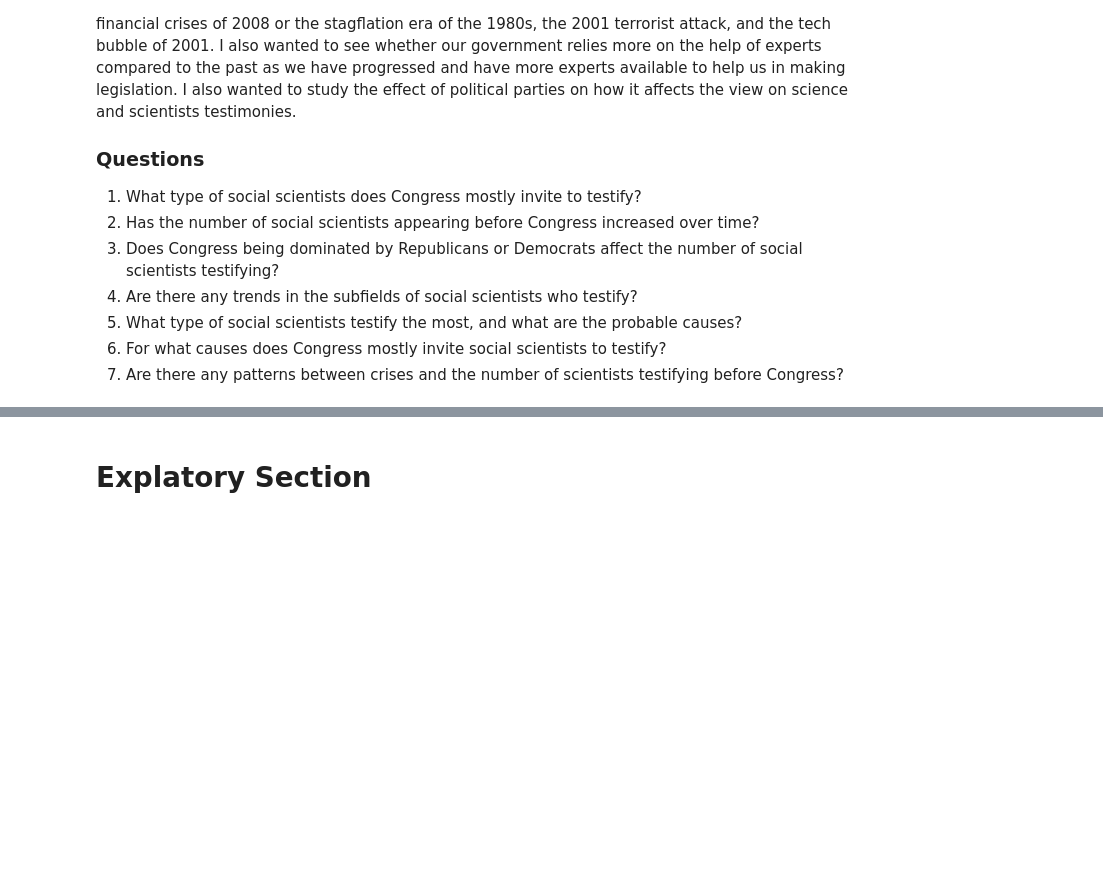
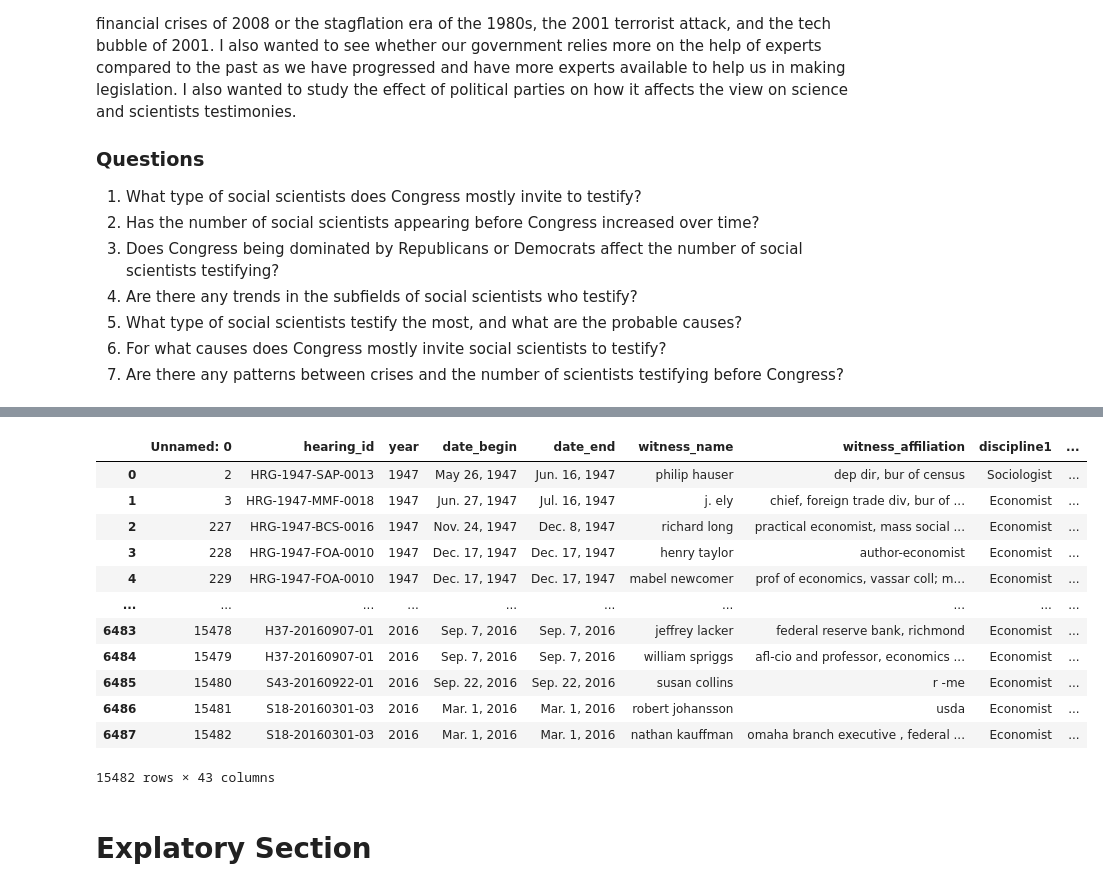
Before and after one commit to samgivian/DH140_FinalProject_Submission, a Jupyter notebook: FinalProjectCode.ipynb, the cells around one changed output, grey strips where cells are left out. Saved outputs shown, nothing was run; the diff lists cells and outputs as text; code cells hidden in the pictures; blank space fills up the shorter version.

```diff
--- a/FinalProjectCode.ipynb
+++ b/FinalProjectCode.ipynb
@@ -208,32 +286,46 @@ display(df_recession)
 # %%
 # Merging the the two datasets
 year1 = []
 year2 = []
 for ind in df_congress_breakdown.index:
 
     if("2021" in df_congress_breakdown['Year'][ind] and "2019" in df_congress_breakdown['Year'][ind]):
         years = df_congress_breakdown['Year'][ind].split("-")
     else:
         years = df_congress_breakdown['Year'][ind].split("–")
     year1.append(int(years[0][1:5]))
     year2.append(int(years[1][0:4])-1)
 
 
 
 df_congress_breakdown['Year_1'] = year1
 df_congress_breakdown['Year_2'] = year2
 
 df_testimony['Year_1'] = df_testimony["year"]
 df_testimony['Year_2'] = df_testimony["year"]
 
-new_df_1 = pd.merge(df_testimony,df_congress_breakdown ,  how='left', left_on=['Year_1'], right_on = ['Year_1'])
-new_df_2 = pd.merge( df_testimony,df_congress_breakdown ,  how='left', left_on=['Year_2'], right_on = ['Year_2'])
+new_df_1 = pd.merge(df_testimony,df_congress_breakdown ,  how='inner', left_on=['Year_1'], right_on = ['Year_1'])
+new_df_2 = pd.merge( df_testimony,df_congress_breakdown ,  how='inner', left_on=['Year_2'], right_on = ['Year_2'])
 
 frames = [new_df_1, new_df_2]
 
 df_merged = pd.concat(frames)
 display(df_merged)
 df_merged.to_csv('MergedDataset.csv')
+# %% [output]
+|  | Unnamed: 0 | hearing_id | year | date_begin | date_end | witness_name | witness_affiliation | discipline1 | ... |
+| 0 | 2 | HRG-1947-SAP-0013 | 1947 | May 26, 1947 | Jun. 16, 1947 | philip hauser | dep dir, bur of census | Sociologist | ... |
+| 1 | 3 | HRG-1947-MMF-0018 | 1947 | Jun. 27, 1947 | Jul. 16, 1947 | j. ely | chief, foreign trade div, bur of ... | Economist | ... |
+| 2 | 227 | HRG-1947-BCS-0016 | 1947 | Nov. 24, 1947 | Dec. 8, 1947 | richard long | practical economist, mass social ... | Economist | ... |
+| 3 | 228 | HRG-1947-FOA-0010 | 1947 | Dec. 17, 1947 | Dec. 17, 1947 | henry taylor | author-economist | Economist | ... |
+| 4 | 229 | HRG-1947-FOA-0010 | 1947 | Dec. 17, 1947 | Dec. 17, 1947 | mabel newcomer | prof of economics, vassar coll; m... | Economist | ... |
+| ... | ... | ... | ... | ... | ... | ... | ... | ... | ... |
+| 6483 | 15478 | H37-20160907-01 | 2016 | Sep. 7, 2016 | Sep. 7, 2016 | jeffrey lacker | federal reserve bank, richmond | Economist | ... |
+| 6484 | 15479 | H37-20160907-01 | 2016 | Sep. 7, 2016 | Sep. 7, 2016 | william spriggs | afl-cio and professor, economics ... | Economist | ... |
+| 6485 | 15480 | S43-20160922-01 | 2016 | Sep. 22, 2016 | Sep. 22, 2016 | susan collins | r -me | Economist | ... |
+| 6486 | 15481 | S18-20160301-03 | 2016 | Mar. 1, 2016 | Mar. 1, 2016 | robert johansson | usda | Economist | ... |
+| 6487 | 15482 | S18-20160301-03 | 2016 | Mar. 1, 2016 | Mar. 1, 2016 | nathan kauffman | omaha branch executive , federal ... | Economist | ... |
+15482 rows × 43 columns
 # %% [markdown]
 # Explatory Section
 # %%
```
Also changed, not shown: parts of 32 cells of this notebook, 1 other file.
